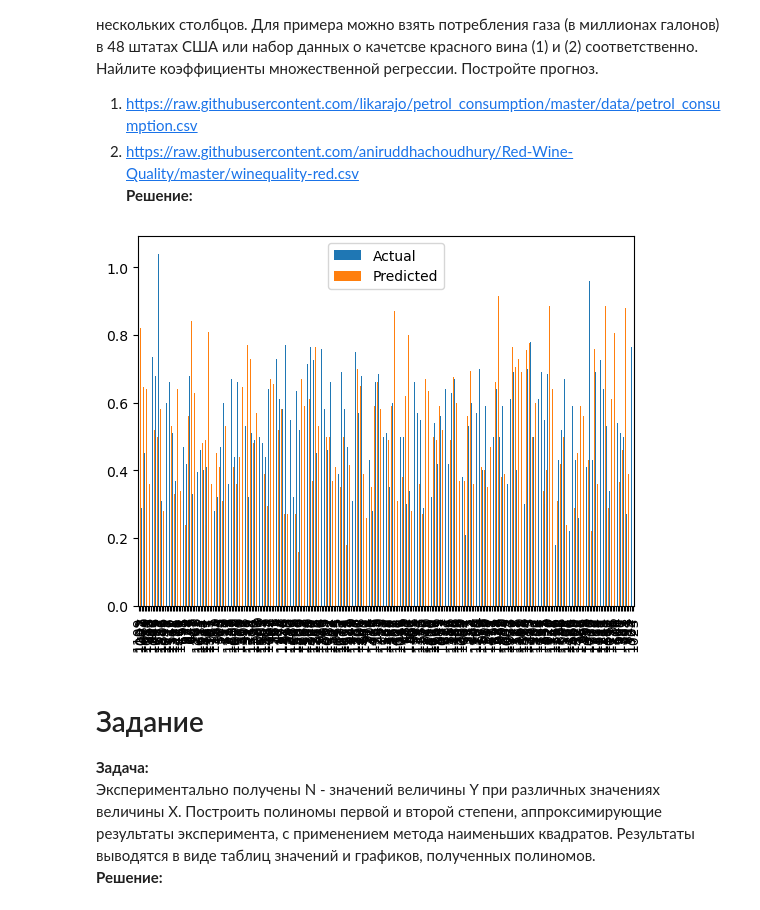
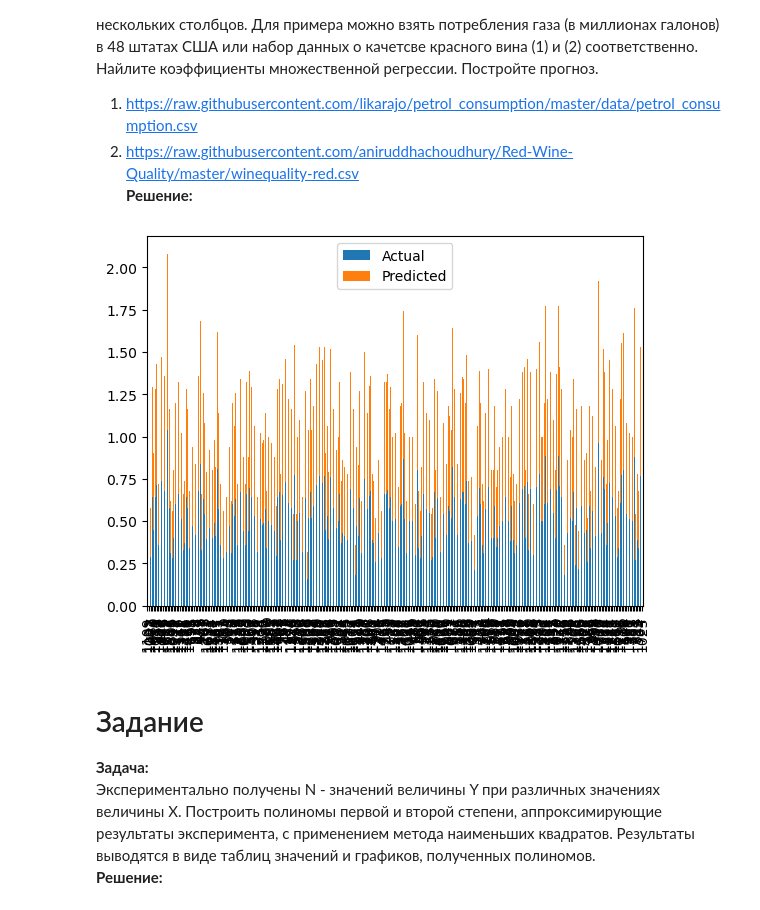
Before and after one commit to Prost444/mirea-pmi-2d-year, a Jupyter notebook: 3d-semestr/AI/pr4.ipynb, the cells around one changed output. Saved outputs shown, nothing was run; the diff lists cells and outputs as text; code cells hidden in the pictures.

```diff
--- a/3d-semestr/AI/pr4.ipynb
+++ b/3d-semestr/AI/pr4.ipynb
@@ -687,25 +687,25 @@ Mth Squared Error: 1.327269924234307
 # %%
 import pandas as pd
 import matplotlib.pyplot as plt
 from sklearn.model_selection import train_test_split
 from sklearn.linear_model import LinearRegression
 
 data = pd.read_csv("https://raw.githubusercontent.com/aniruddhachoudhury/Red-Wine-Quality/master/winequality-red.csv")
 data
 data.describe()
 x_train, x_test, y_train, y_test = train_test_split(data.iloc[:, :-1].values, data.iloc[:, 1], test_size=0.2,random_state=0)
 regress = LinearRegression()
 regress.fit(x_train,y_train)
 coeff_df = pd.DataFrame(regress.coef_,data.iloc[:,:-1].columns,columns=['Coefficient'])
 coeff_df
 
 y_pred = regress.predict(x_test)
 df = pd.DataFrame({"Actual":y_test,'Predicted':y_pred})
 df
-df.plot(kind='bar')
+df.plot.bar(stacked = True)
 plt.show()
 # %% [output]
-[figure, old version]
+[figure, new version]
 # %% [markdown]
 # Задание
 **Задача:**
```
Also changed, not shown: parts of 1 cell of this notebook, 4 other files.
